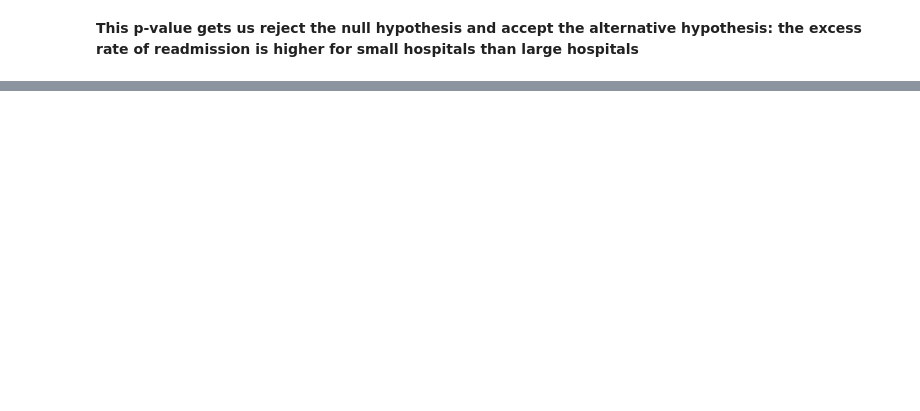
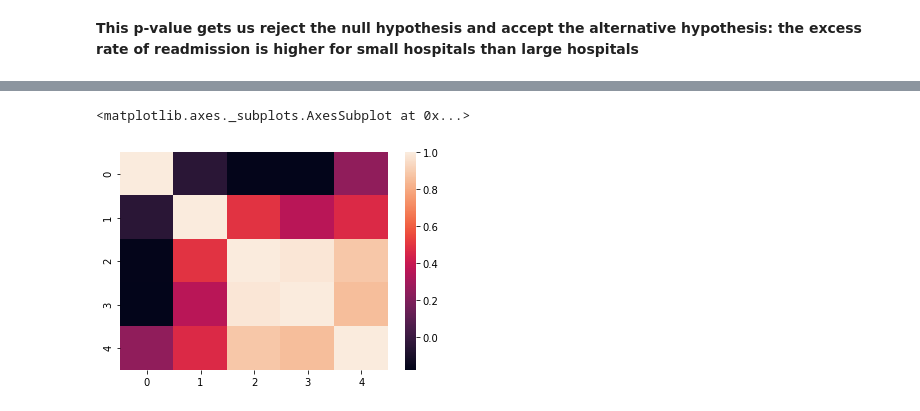
Before and after one commit to qnguyen1010/Springboard, a Jupyter notebook: EDA_hospital_readmission_QuocNguyen.ipynb, the cells around one changed output, grey strips where cells are left out. Cells and saved outputs as stored; diff of their text form; code cells hidden in the pictures; blank space fills up the shorter version.

```diff
--- a/EDA_hospital_readmission_QuocNguyen.ipynb
+++ b/EDA_hospital_readmission_QuocNguyen.ipynb
@@ -373,0 +339,5 @@ print(clean_hospital_read_df['Excess Readmission Ratio'].isna().sum())
+# %%
+sns.heatmap(b)
+# %% [output]
+<matplotlib.axes._subplots.AxesSubplot at 0x...>
+[figure, added]
```
Also changed, not shown: parts of 29 cells of this notebook.
